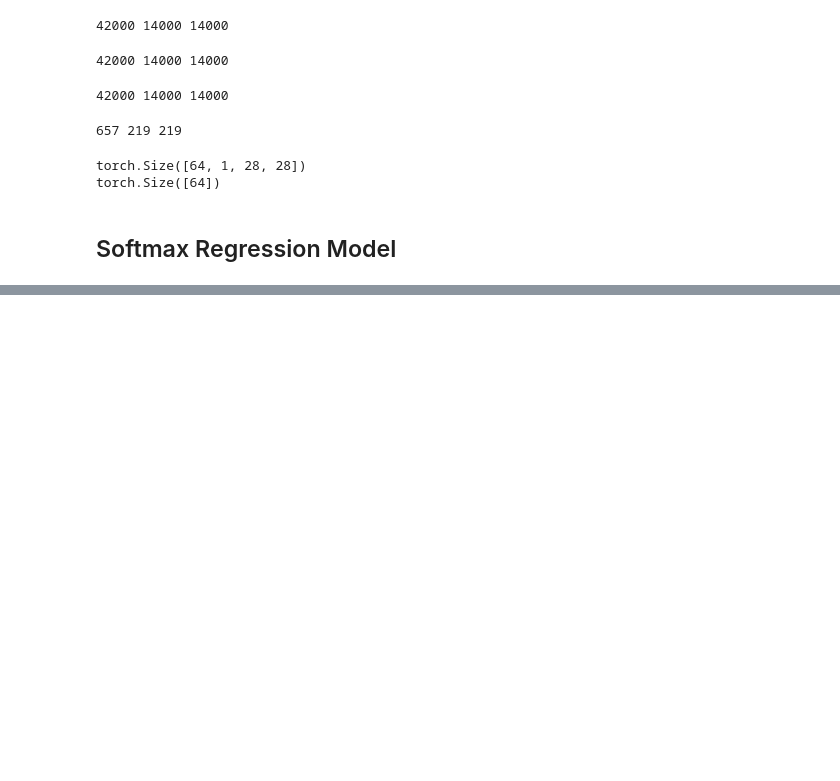
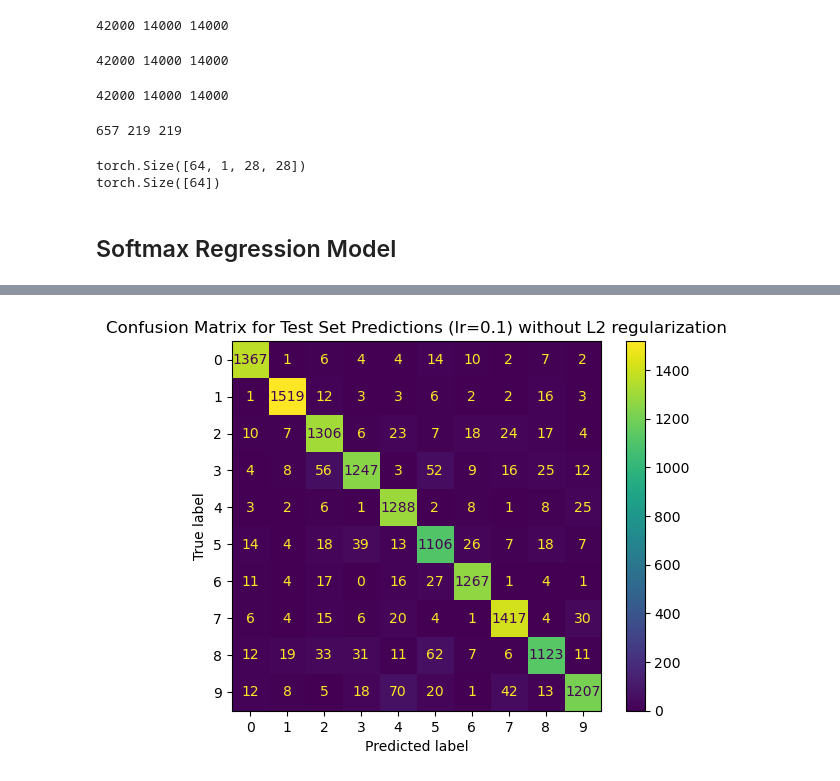
Before and after one commit to ranimeshehata/Softmax-Regression-on-MNIST, a Jupyter notebook: softmax_regression.ipynb, the cells around one changed output, grey strips where cells are left out. Drawn from its saved outputs; the diff is of its cells as text; code cells hidden in the pictures; blank space fills up the shorter version.

Commit message:
Finished!!, Adding L2 regularization and plotting for each learning rate

```diff
--- a/softmax_regression.ipynb
+++ b/softmax_regression.ipynb
@@ -150,11 +182,14 @@ optimizer.step()
 # %%
 dict = {}
+results = {}
 for lr in [0.1, 0.01, 0.001, 0.0001]:
-    print(f"Learning rate: {lr}")
+    print(f"Learning rate: {lr} without L2 regularization")
     model = SoftmaxRegressionModel(input_size, num_classes).to(device)
     criterion = torch.nn.CrossEntropyLoss()
     optimizer = torch.optim.SGD(model.parameters(), lr=lr)
     train_losses, train_accuracies, val_losses, val_accuracies = [], [], [], []
+
+    start = time.time()
 
     for epoch in range(num_epochs):     # loop over the dataset num_epochs times
         print(f"Epoch {epoch+1}/{num_epochs}")
@@ -171,10 +206,7 @@ for lr in [0.1, 0.01, 0.001, 0.0001]:
             outputs = model(x_train)
             batch_train_loss = criterion(outputs, y_train)
 
-            # L2 regularization
-            l2_norm = sum(p.pow(2.0).sum() for p in model.parameters()) # calculate the L2 norm of the model weights
-            batch_train_loss = batch_train_loss + l2_lambda * l2_norm # add L2 regularization term to the loss
-
+            # calculate the gradients
             predicted = torch.argmax(outputs, dim=1)
             train_total += y_train.size(0)
             train_correct += (predicted == y_train).sum().item()
@@ -182,6 +214,7 @@ for lr in [0.1, 0.01, 0.001, 0.0001]:
             optimizer.step()  # update weights, W = W - lr * gradient
             epoch_train_loss += batch_train_loss.item()   # update loss of current epoch with loss for current batch
 
+        # calculate the average loss and accuracy for the current epoch
         epoch_train_loss /= len(train_dataset_loader)
         train_losses.append(epoch_train_loss)
         train_accuracy = 100 * (train_correct / train_total)
@@ -208,5 +241,84 @@ for lr in [0.1, 0.01, 0.001, 0.0001]:
         val_accuracy = 100 * (val_correct / val_total)
         val_accuracies.append(val_accuracy)
 
+        print(f"Epoch {epoch+1}/{num_epochs} Training Loss: {epoch_train_loss:.4f}")
+        print(f"Epoch {epoch+1}/{num_epochs} Training Accuracy: {train_accuracy:.2f}%")
+        print(f"Epoch {epoch+1}/{num_epochs} Validation Loss: {epoch_val_loss:.4f}")
+        print(f"Epoch {epoch+1}/{num_epochs} Validation Accuracy: {val_accuracy:.2f}%")
+        print("-" * 50)
+
+    end = time.time()
+    total_duration = end - start
+    print(f"Training time for learning rate {lr}: {total_duration:.2f} seconds without L2 regularization")
+
+    # store the training and validation results for the current learning rate
     dict[lr] = (epoch_train_loss, train_accuracy, epoch_val_loss, val_accuracy)
+    results[lr] = {
+    'train_losses': train_losses,
+    'train_accuracies': train_accuracies,
+    'val_losses': val_losses,
+    'val_accuracies': val_accuracies,
+    'total_duration': total_duration
+    }
+
+    # Evaluate the model on the test dataset
+    model.eval()
+    y_true = []
+    y_pred = []
+
+    with torch.no_grad():
+        for x_test, y_test in test_dataset_loader:
+            x_test, y_test = x_test.to(device), y_test.to(device)
+            outputs = model(x_test)
+            _, predicted = torch.max(outputs, 1)
+            y_true.extend(y_test.cpu().numpy()) # convert to numpy array from tensor
+            y_pred.extend(predicted.cpu().numpy())
+
+    # calculate the test accuracy
+    accuracy = accuracy_score(y_true, y_pred)
+    results[lr]['test_accuracy'] = accuracy * 100
+    print(f"Test Accuracy: {accuracy * 100:.2f}% for learning rate: {lr} without L2 regularization")
+    print("-" * 50)
+
+    print("Results Summary for learning rate: ", lr, " without L2 regularization")
+    print(f"Training Loss: {dict[lr][0]: .4f}")
+    print(f"Training Accuracy: {dict[lr][1]: .4f}%")
+    print(f"Validation Loss: {dict[lr][2]: .4f}")
+    print(f"Validation Accuracy: {dict[lr][3]: .4f}%")
+    print(f"Test Accuracy: {results[lr]['test_accuracy']:.2f}%")
+    print(f"Total Training Time: {results[lr]['total_duration']:.2f} seconds")
+    print("-" * 50)
+
+    # plot the confusion matrix
+    cm = confusion_matrix(y_true, y_pred)
+    disp = ConfusionMatrixDisplay(confusion_matrix=cm, display_labels=list(range(num_classes)))
+    disp.plot(cmap='viridis', values_format='d')
+    plt.title(f"Confusion Matrix for Test Set Predictions (lr={lr}) without L2 regularization")
+    plt.show()
+
+
+    # plot the training and validation loss & accuracy for the current learning rate
+    plt.figure(figsize=(12, 10))
+    epochs = range(1, num_epochs + 1)
+
+    # plot training and validation loss
+    plt.subplot(2, 2, 1)
+    plt.title(f"Training and Validation Loss for learning rate: {lr} without L2 regularization")
+    plt.plot(epochs, results[lr]['train_losses'], label=f'Training Loss (lr={lr})')
+    plt.plot(epochs, results[lr]['val_losses'], label=f'Validation Loss (lr={lr})')
+    plt.xlabel('Epoch')
+    plt.ylabel('Loss')
+    plt.legend()
+
+    # plot training and validation accuracy
+    plt.subplot(2, 2, 2)
+    plt.title(f"Training and Validation Accuracy for learning rate: {lr } without L2 regularization")
+    plt.plot(epochs, results[lr]['train_accuracies'], label=f'Training Accuracy (lr={lr})')
+    plt.plot(epochs, results[lr]['val_accuracies'], label=f'Validation Accuracy (lr={lr})')
+    plt.xlabel('Epoch')
+    plt.ylabel('Accuracy')
+    plt.legend()
+
+    plt.tight_layout()
+    plt.show()
 # %% [output]
@@ -229,0 +342 @@ Epoch 20/20
+[figure, added]
```
Also changed, not shown: parts of 16 cells of this notebook.
